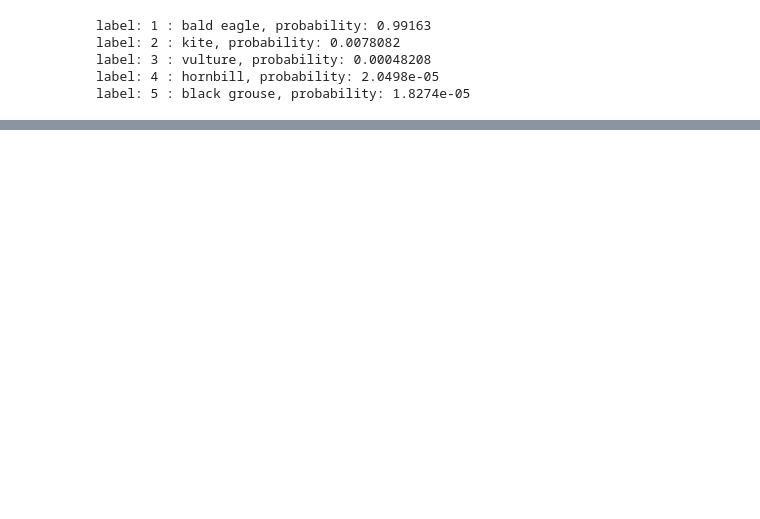
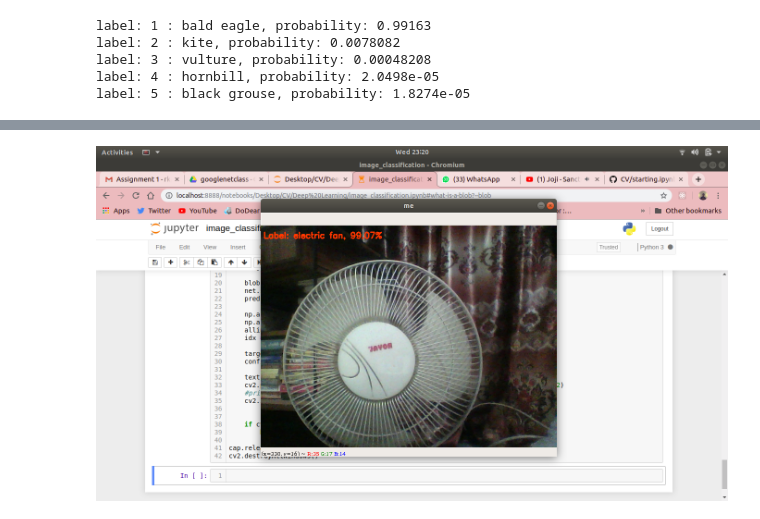
Before and after one commit to kazzastic/CV, a Jupyter notebook: Deep Learning/image_classification.ipynb, the cells around one changed output, grey strips where cells are left out. Saved outputs shown, nothing was run; the diff lists cells and outputs as text; code cells hidden in the pictures; blank space fills up the shorter version.

```diff
--- a/Deep Learning/image_classification.ipynb
+++ b/Deep Learning/image_classification.ipynb
@@ -98,3 +146,8 @@ while True:
 
 cap.release()
 cv2.destroyAllWindows()
+# %%
+myResult = Image.open('myRes.png')
+myResult
+# %% [output]
+[figure, added]
```
Also changed, not shown: parts of 15 cells of this notebook, 1 other file.
